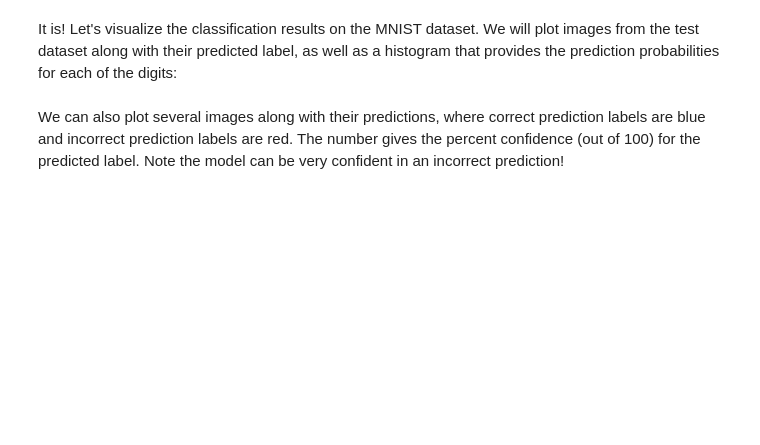
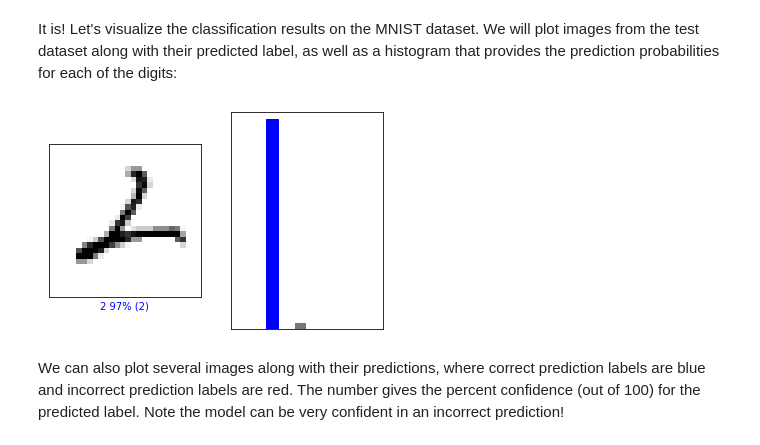
Before and after one commit to karanchhabra99/introtodeeplearning, a Jupyter notebook: lab2/Part1_MNIST.ipynb, the cells around one changed output. Saved outputs shown, nothing was run; the diff lists cells and outputs as text; code cells hidden in the pictures; blank space fills up the shorter version.

```diff
--- a/lab2/Part1_MNIST.ipynb
+++ b/lab2/Part1_MNIST.ipynb
@@ -201,16 +214,16 @@ def build_cnn_model():
     cnn_model = tf.keras.Sequential([
 
         # TODO: Define the first convolutional layer
-        tf.keras.layers.Conv2D('''TODO'''),
+        tf.keras.layers.Conv2D(2, 3),
 
         # TODO: Define the first max pooling layer
-        tf.keras.layers.MaxPool2D('''TODO'''),
+        tf.keras.layers.MaxPool2D(),
 
         # TODO: Define the second convolutional layer
-        tf.keras.layers.Conv2D('''TODO'''),
+        tf.keras.layers.Conv2D(2,3),
 
         # TODO: Define the second max pooling layer
-        tf.keras.layers.MaxPool2D('''TODO'''),
+        tf.keras.layers.MaxPool2D(),
 
         tf.keras.layers.Flatten(),
         tf.keras.layers.Dense(128, activation=tf.nn.relu),
@@ -218,7 +231,7 @@ def build_cnn_model():
         # TODO: Define the last Dense layer to output the classification
         # probabilities. Pay attention to the activation needed a probability
         # output
-        '''TODO: Dense layer to output classification probabilities'''
+        tf.keras.layers.Dense(10, activation=tf.nn.softmax)
     ])
 
     return cnn_model
@@ -234,9 +265,9 @@ print(cnn_model.summary())
 Now, as before, we can define the loss function, optimizer, and metrics through the `compile` method. Compile the CNN model with an optimizer and learning rate of choice:
 # %%
 '''TODO: Define the compile operation with your optimizer and learning rate of choice'''
-cnn_model.compile(optimizer='''TODO''', loss='''TODO''', metrics=['accuracy']) # TODO
+cnn_model.compile(optimizer=tf.keras.optimizers.Adam(learning_rate=1e-3), loss="sparse_categorical_crossentropy", metrics=['accuracy']) # TODO
 # %% [markdown]
 As was the case with the fully connected model, we can train our CNN using the `fit` method via the Keras API.
 # %%
 '''TODO: Use model.fit to train the CNN model, with the same batch_size and number of epochs previously used.'''
-cnn_model.fit('''TODO''')
+cnn_model.fit(train_images, train_labels)
@@ -279,11 +326,13 @@ It is! Let's visualize the classification results on the MNIST dataset. We will
 # %%
 #@title Change the slider to look at the model's predictions! { run: "auto" }
 
-image_index = 79 #@param {type:"slider", min:0, max:100, step:1}
+image_index = 43 #@param {type:"slider", min:0, max:100, step:1}
 plt.subplot(1,2,1)
 mdl.lab2.plot_image_prediction(image_index, predictions, test_labels, test_images)
 plt.subplot(1,2,2)
 mdl.lab2.plot_value_prediction(image_index, predictions,  test_labels)
+# %% [output]
+[figure, added]
 # %% [markdown]
 We can also plot several images along with their predictions, where correct prediction labels are blue and incorrect prediction labels are red. The number gives the percent confidence (out of 100) for the predicted label. Note the model can be very confident in an incorrect prediction!
 # %%
```
Also changed, not shown: parts of 14 cells of this notebook.
